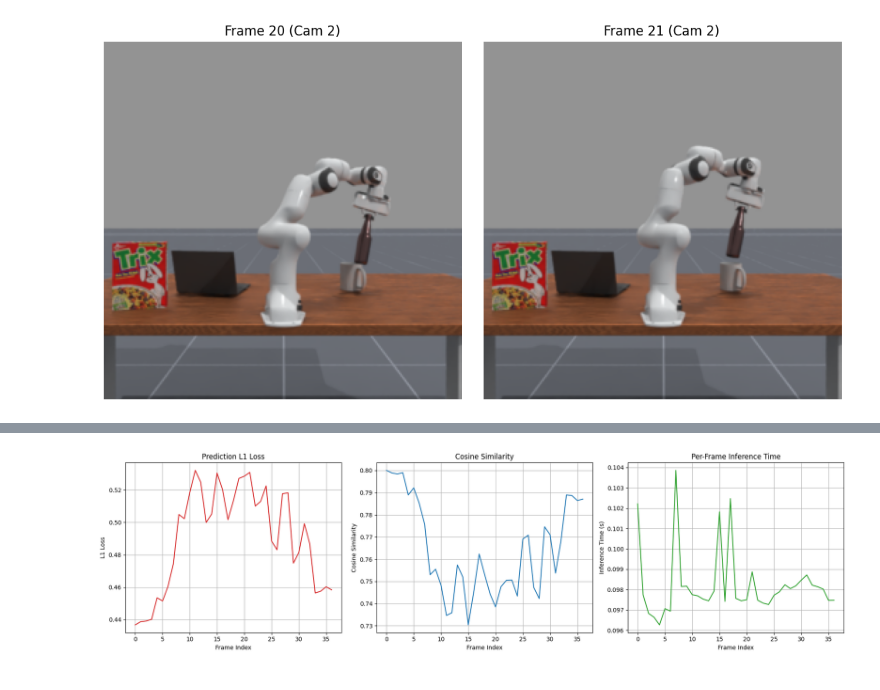
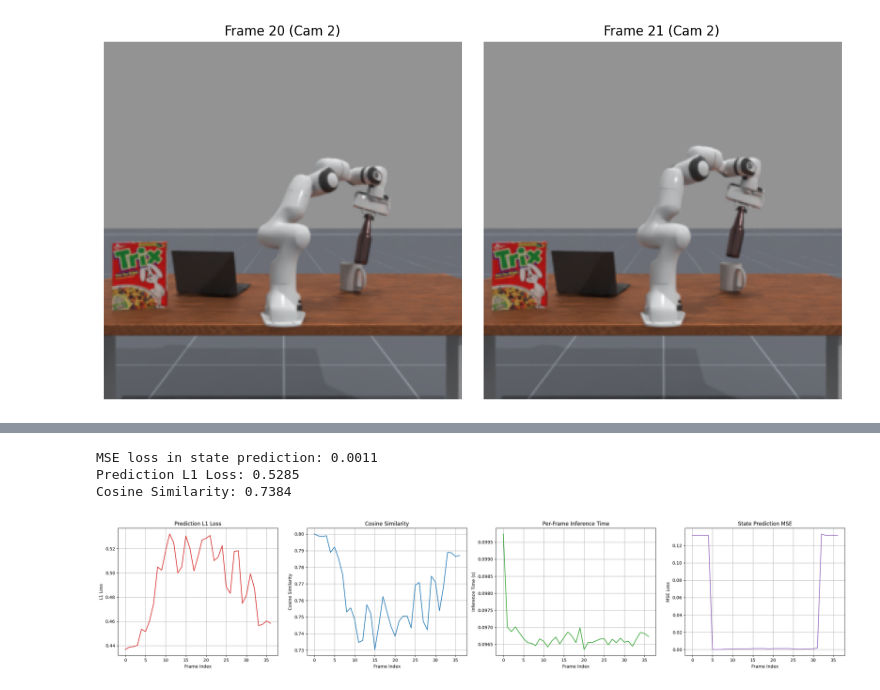
Before and after one commit to mb9041/vjepa2, a Jupyter notebook: notebooks/predict_with_state.ipynb, the cells around one changed output, grey strips where cells are left out. Drawn from its saved outputs; the diff is of its cells as text; code cells hidden in the pictures.

```diff
--- a/notebooks/predict_with_state.ipynb
+++ b/notebooks/predict_with_state.ipynb
@@ -198,20 +147,0 @@ def loss_fn(z, h):
-# %%
-# ------------------------------
-# 🔮 Encode, Predict
-# ------------------------------
-
-# start tracking time it takes to encode and predict
-start_time = time.time()
-
-# Encode visual context and split
-h = forward_target(clips)  # encode the input clips (frame_t and frame_t+1)
-print("action shape:", action.shape)     # Expecting [1, 1, 7]
-print("ee_states_7d shape:", ee_states_7d.shape)  # Currently [T, 7], need to slice it!
-print("selected state shape:",state.shape)  # Should be [7]
-
-# predict next latent tokens
-z_next_pred, _ = step_predictor(h[:, :tokens_per_frame], action, state)
-
-# end tracking time it takes to encode and predict
-end_time = time.time()
-print(f"Prediction time: {end_time - start_time:.4f} seconds")
@@ -398,3 +148,18 @@ Cosine Similarity: 0.7384
+# %%
+# ----------------------------------------
+# 📉 Evaluation
+# ----------------------------------------
+
+loss = loss_fn(z_next_pred, h[:, tokens_per_frame:])
+cos_sim = F.cosine_similarity(z_next_pred, h[:, tokens_per_frame:], dim=-1).mean().item()
+mse_loss = torch.nn.functional.mse_loss(s_hat, state)
+print(f"MSE in state prediction: {mse_loss.item():.4f}")
+print(f"Prediction L1 Loss: {loss.item():.4f}")
+print(f"Cosine Similarity: {cos_sim:.4f}")
+# %% [output]
+MSE loss in state prediction: 0.0011
+Prediction L1 Loss: 0.5285
+Cosine Similarity: 0.7384
 # %%
 # ----------------------------------------
 # 🔁 Loop Through All Image Pairs w/ Inference Timing
@@ -402,6 +167,7 @@ Cosine Similarity: 0.7384
 
 l1_losses = []
 cos_sims = []
+mse_losses = []
 inference_times = []
 frame_indices = []
 
@@ -431,7 +197,7 @@ for t_curr in range(len(data["images"]) - 1):
         # ------------------------------
         start_time = time.time()
         h = forward_target(clips)
-        z_next_pred, _ = step_predictor(h[:, :tokens_per_frame], action, state)
+        z_next_pred, s_hat = step_predictor(h[:, :tokens_per_frame], action, state)
         end_time = time.time()
 
         inference_time = end_time - start_time
@@ -441,45 +207,54 @@ for t_curr in range(len(data["images"]) - 1):
         # ------------------------------
         l1 = loss_fn(z_next_pred, h[:, tokens_per_frame:])
         cos = F.cosine_similarity(z_next_pred, h[:, tokens_per_frame:], dim=-1).mean().item()
+        mse = torch.nn.functional.mse_loss(s_hat, state)
 
         # Store results
         l1_losses.append(l1.item())
         cos_sims.append(cos)
+        mse_losses.append(mse.item())
         inference_times.append(inference_time)
         frame_indices.append(t_curr)
 
     except Exception as e:
         print(f"⚠️ Skipping frame {t_curr} due to error: {e}")
         continue
 
 # ----------------------------------------
 # 📊 Plot Metrics
 # ----------------------------------------
 
-plt.figure(figsize=(18, 5))
+plt.figure(figsize=(24, 5))  # Make space for 4 plots
 
-plt.subplot(1, 3, 1)
+plt.subplot(1, 4, 1)
 plt.plot(frame_indices, l1_losses, color='tab:red')
 plt.xlabel("Frame Index")
 plt.ylabel("L1 Loss")
 plt.title("Prediction L1 Loss")
 plt.grid(True)
 
-plt.subplot(1, 3, 2)
+plt.subplot(1, 4, 2)
 plt.plot(frame_indices, cos_sims, color='tab:blue')
 plt.xlabel("Frame Index")
 plt.ylabel("Cosine Similarity")
 plt.title("Cosine Similarity")
 plt.grid(True)
 
-plt.subplot(1, 3, 3)
+plt.subplot(1, 4, 3)
 plt.plot(frame_indices, inference_times, color='tab:green')
 plt.xlabel("Frame Index")
 plt.ylabel("Inference Time (s)")
 plt.title("Per-Frame Inference Time")
 plt.grid(True)
 
+plt.subplot(1, 4, 4)
+plt.plot(frame_indices, mse_losses, color='tab:purple')
+plt.xlabel("Frame Index")
+plt.ylabel("MSE Loss")
+plt.title("State Prediction MSE")
+plt.grid(True)
+
 plt.tight_layout()
 plt.show()
 # %% [output]
-[figure, old version]
+[figure, new version]
```
Also changed, not shown: parts of 16 cells of this notebook, 6 other files.
